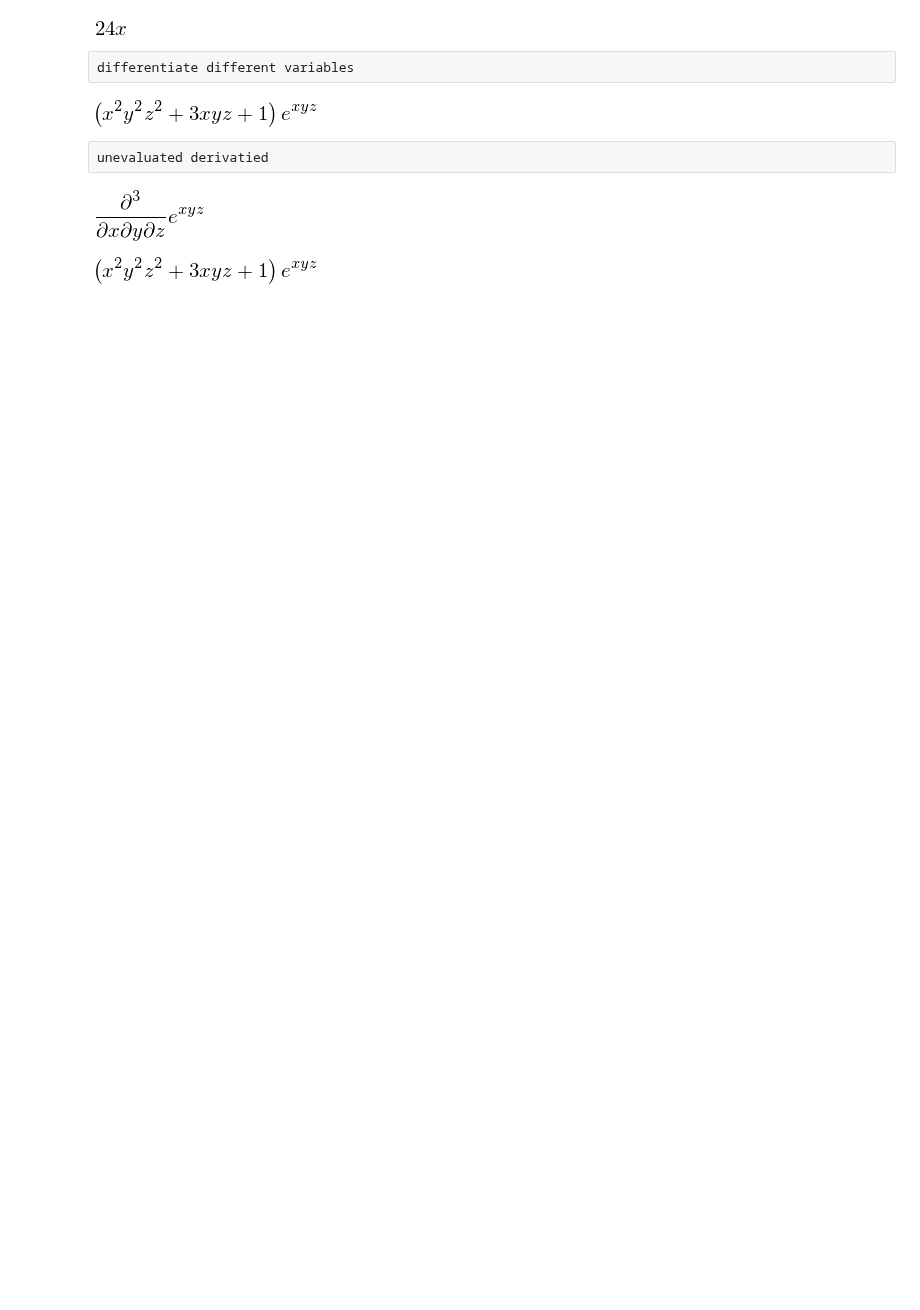
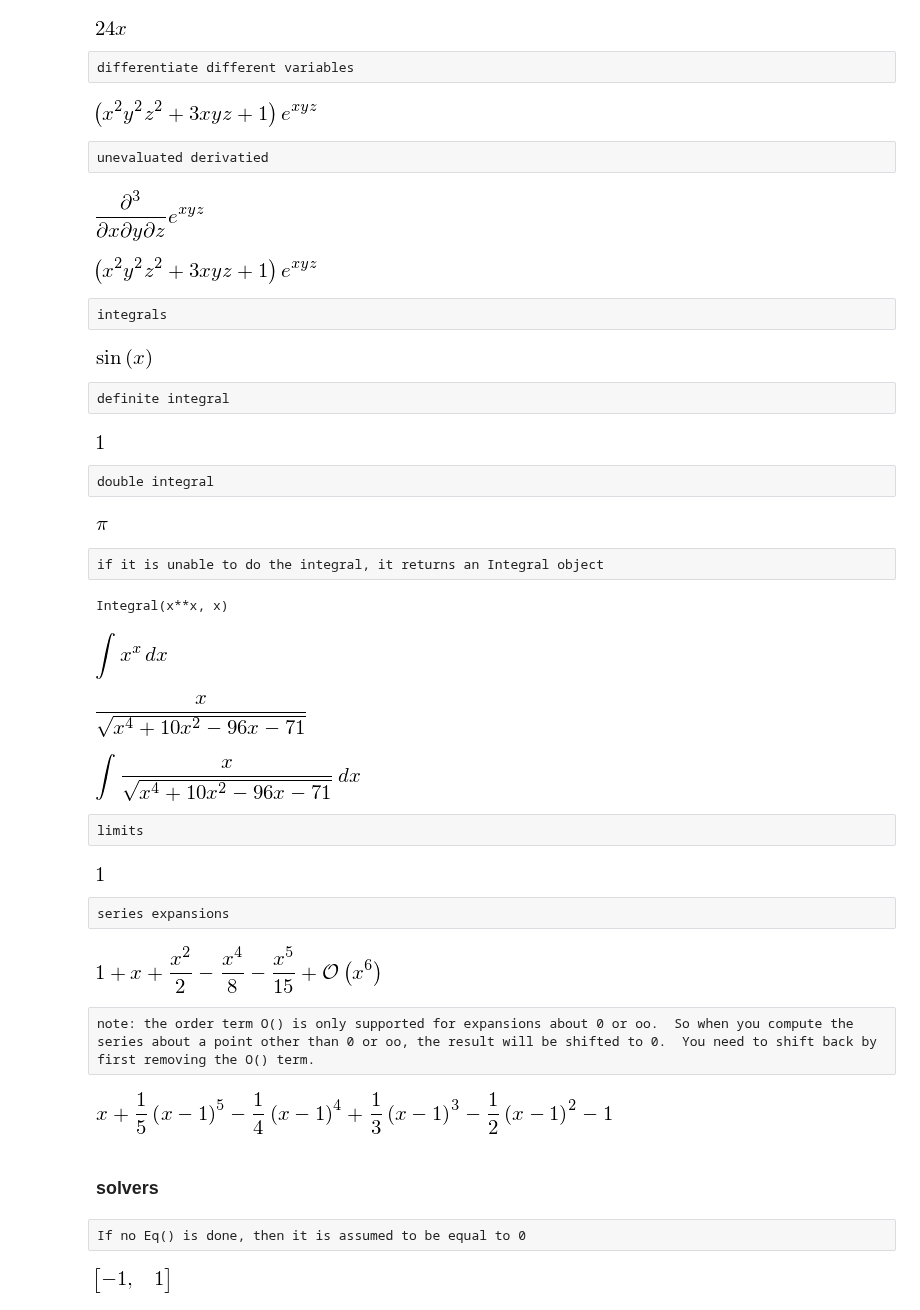
Before and after one commit to sbu-python-class/python-science, a Jupyter notebook: lectures/06-sympy/sympy-examples.ipynb, the cells around one changed output. Saved outputs shown, nothing was run; the diff lists cells and outputs as text; code cells hidden in the pictures; blank space fills up the shorter version.

```diff
--- a/lectures/06-sympy/sympy-examples.ipynb
+++ b/lectures/06-sympy/sympy-examples.ipynb
@@ -315,3 +315,68 @@ deriv
 deriv.doit()
 # %% [output]
 [figure]
+# %% [raw]
+integrals
+# %%
+integrate(cos(x), x)
+# %% [output]
+[figure, added]
+# %% [raw]
+definite integral
+# %%
+integrate(exp(-x), (x, 0, oo))
+# %% [output]
+[figure, added]
+# %% [raw]
+double integral
+# %%
+integrate(exp(-x**2 - y**2), (x, -oo, oo), (y, -oo, oo))
+# %% [output]
+[figure, added]
+# %% [raw]
+if it is unable to do the integral, it returns an Integral object
+# %%
+expr = integrate(x**x, x)
+print expr
+expr
+# %% [output]
+Integral(x**x, x)
+[figure, added]
+# %%
+a = x / sqrt(x**4 + 10*x**2 - 96*x - 71)   # example from Wikipedia Risch algorithm page)
+a
+# %% [output]
+[figure, added]
+# %%
+integrate(a, x)     # this has a known solution, but SymPy fails to find it
+# %% [output]
+[figure, added]
+# %% [raw]
+limits
+# %%
+limit(sin(x)/x, x, 0)
+# %% [output]
+[figure, added]
+# %% [raw]
+series expansions
+# %%
+expr = exp(sin(x))
+expr.series(x, 0, 6)    # expansion about x=0 up to 6th order
+# %% [output]
+[figure, added]
+# %% [raw]
+note: the order term O() is only supported for expansions about 0 or oo.  So when you compute the series about a point other than 0 or oo, the result will be shifted to 0.  You need to shift back by first removing the O() term.
+# %%
+a = log(x).series(x, 1, 6)
+b = a.removeO().subs(x, x-1)
+b
+# %% [output]
+[figure, added]
+# %% [markdown]
+### solvers
+# %% [raw]
+If no Eq() is done, then it is assumed to be equal to 0
+# %%
+solve(Eq(x**2, 1), x)
+# %% [output]
+[figure, added]
```
Also changed, not shown: parts of 16 cells of this notebook.
